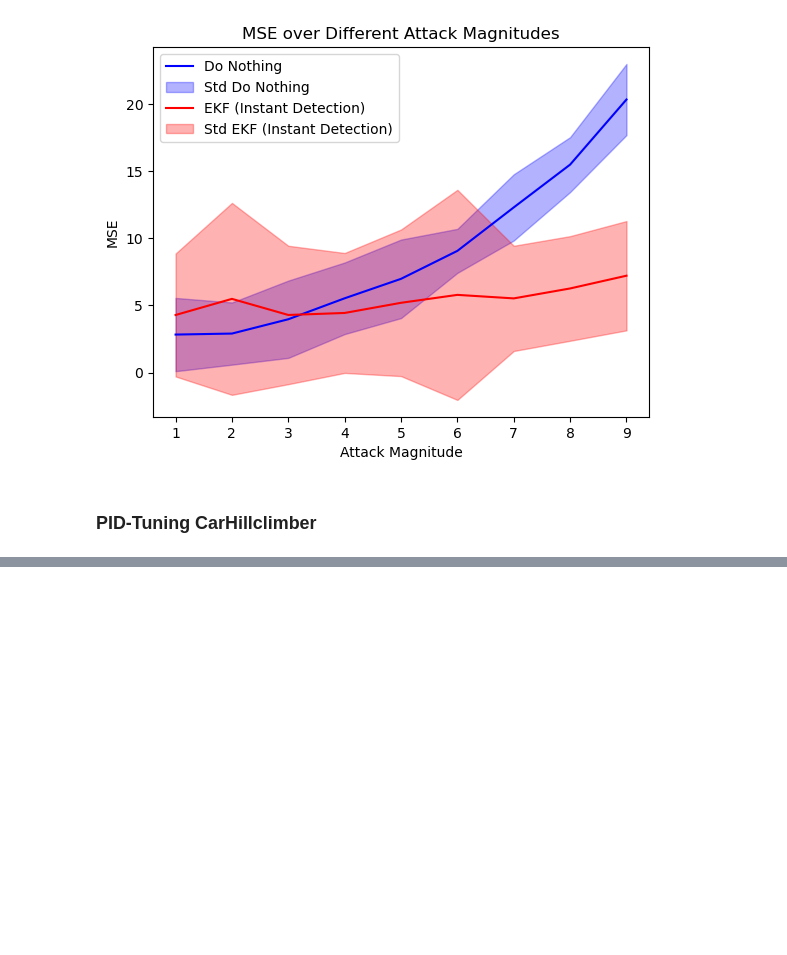
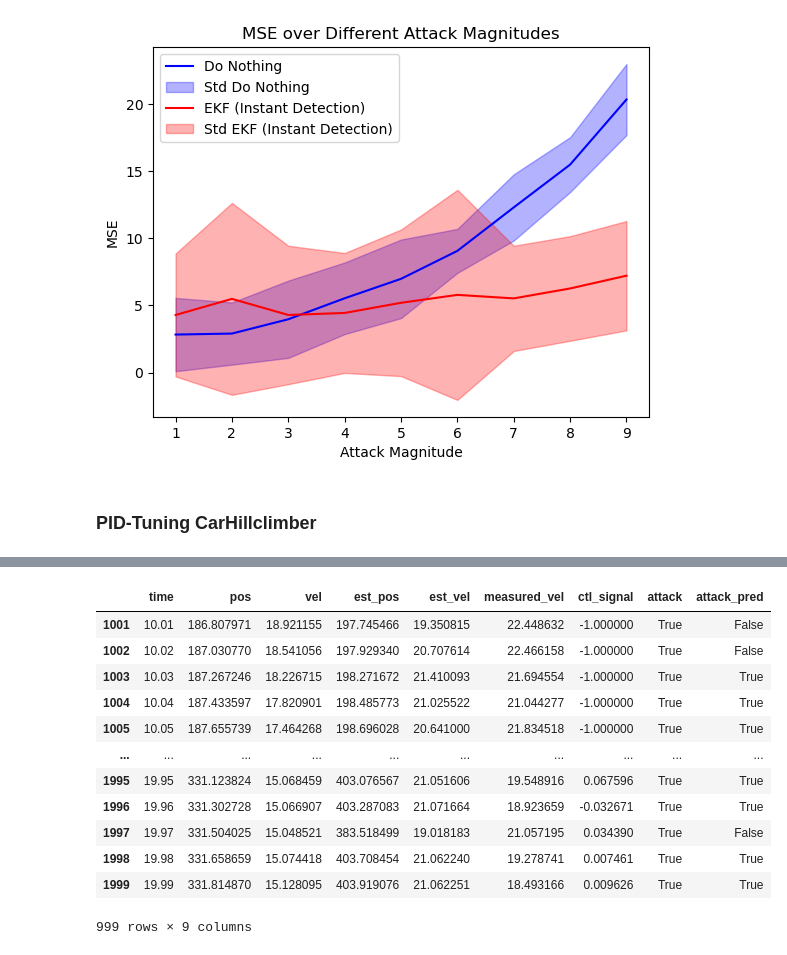
Before and after one commit to axel99andersson/control-systems-lib, a Jupyter notebook: eda.ipynb, the cells around one changed output, grey strips where cells are left out. Saved outputs shown, nothing was run; the diff lists cells and outputs as text; code cells hidden in the pictures; blank space fills up the shorter version.

```diff
--- a/eda.ipynb
+++ b/eda.ipynb
@@ -284,0 +309,16 @@ array([0.50251033, 0.50307812, 0.01307812])
+# %%
+df[df.attack]
+# %% [output]
+|  | time | pos | vel | est_pos | est_vel | measured_vel | ctl_signal | attack | attack_pred |
+| 1001 | 10.01 | 186.807971 | 18.921155 | 197.745466 | 19.350815 | 22.448632 | -1.000000 | True | False |
+| 1002 | 10.02 | 187.030770 | 18.541056 | 197.929340 | 20.707614 | 22.466158 | -1.000000 | True | False |
+| 1003 | 10.03 | 187.267246 | 18.226715 | 198.271672 | 21.410093 | 21.694554 | -1.000000 | True | True |
+| 1004 | 10.04 | 187.433597 | 17.820901 | 198.485773 | 21.025522 | 21.044277 | -1.000000 | True | True |
+| 1005 | 10.05 | 187.655739 | 17.464268 | 198.696028 | 20.641000 | 21.834518 | -1.000000 | True | True |
+| ... | ... | ... | ... | ... | ... | ... | ... | ... | ... |
+| 1995 | 19.95 | 331.123824 | 15.068459 | 403.076567 | 21.051606 | 19.548916 | 0.067596 | True | True |
+| 1996 | 19.96 | 331.302728 | 15.066907 | 403.287083 | 21.071664 | 18.923659 | -0.032671 | True | True |
+| 1997 | 19.97 | 331.504025 | 15.048521 | 383.518499 | 19.018183 | 21.057195 | 0.034390 | True | False |
+| 1998 | 19.98 | 331.658659 | 15.074418 | 403.708454 | 21.062240 | 19.278741 | 0.007461 | True | True |
+| 1999 | 19.99 | 331.814870 | 15.128095 | 403.919076 | 21.062251 | 18.493166 | 0.009626 | True | True |
+999 rows × 9 columns
```
Also changed, not shown: parts of 19 cells of this notebook, 8 other files.
